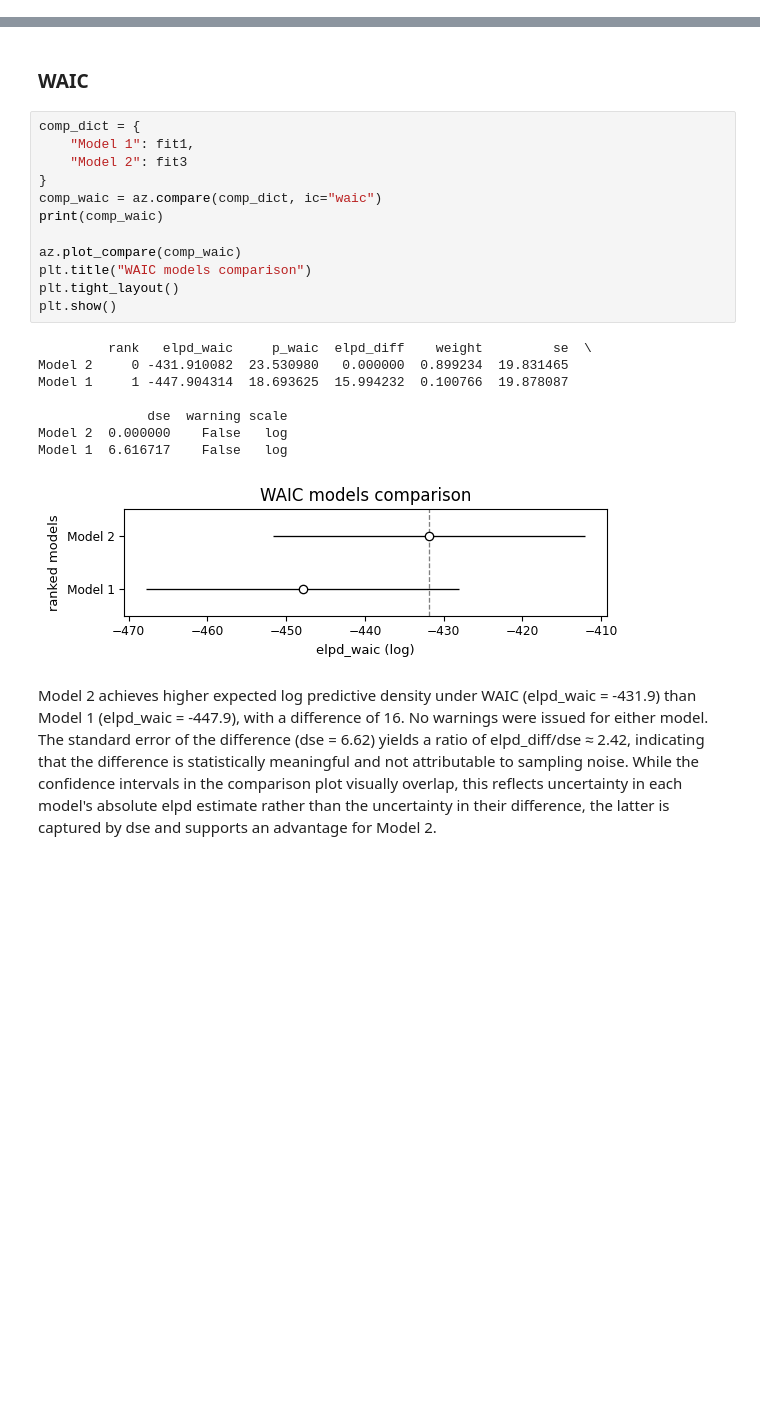
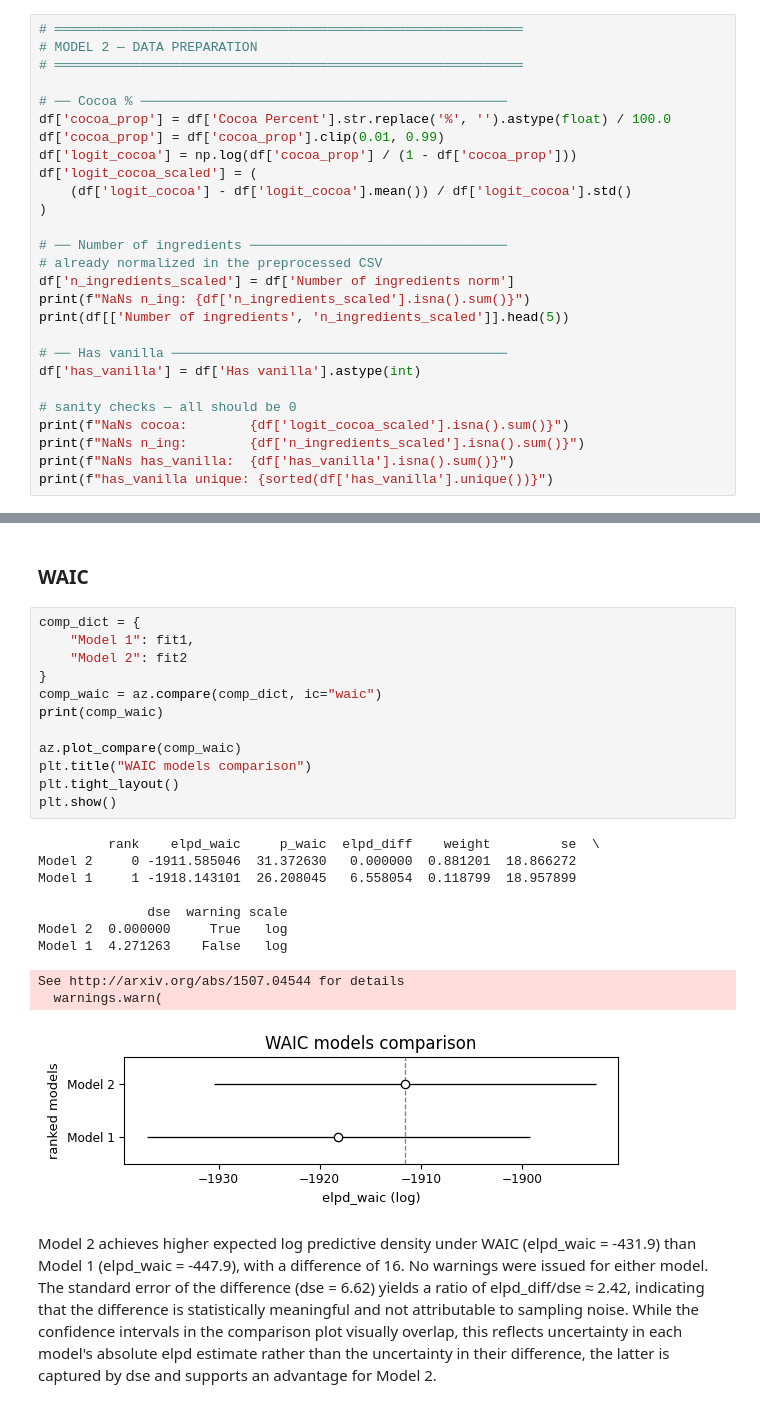
Before and after one commit to Julkaidscns/Chocolate-DA, a Jupyter notebook: analysis.ipynb, the cells around one changed output, grey strips where cells are left out. Cells and saved outputs as stored; diff of their text form; blank space fills up the shorter version.

Commit message:
improved models

```diff
--- a/analysis.ipynb
+++ b/analysis.ipynb
@@ -608,0 +740,27 @@ plt.show()
+# %%
+# ════════════════════════════════════════════════════════════
+# MODEL 2 — DATA PREPARATION
+# ════════════════════════════════════════════════════════════
+
+# ── Cocoa % ───────────────────────────────────────────────
+df['cocoa_prop'] = df['Cocoa Percent'].str.replace('%', '').astype(float) / 100.0
+df['cocoa_prop'] = df['cocoa_prop'].clip(0.01, 0.99)
+df['logit_cocoa'] = np.log(df['cocoa_prop'] / (1 - df['cocoa_prop']))
+df['logit_cocoa_scaled'] = (
+    (df['logit_cocoa'] - df['logit_cocoa'].mean()) / df['logit_cocoa'].std()
+)
+
+# ── Number of ingredients ─────────────────────────────────
+# already normalized in the preprocessed CSV
+df['n_ingredients_scaled'] = df['Number of ingredients norm']
+print(f"NaNs n_ing: {df['n_ingredients_scaled'].isna().sum()}")
+print(df[['Number of ingredients', 'n_ingredients_scaled']].head(5))
+
+# ── Has vanilla ───────────────────────────────────────────
+df['has_vanilla'] = df['Has vanilla'].astype(int)
+
+# sanity checks — all should be 0
+print(f"NaNs cocoa:        {df['logit_cocoa_scaled'].isna().sum()}")
+print(f"NaNs n_ing:        {df['n_ingredients_scaled'].isna().sum()}")
+print(f"NaNs has_vanilla:  {df['has_vanilla'].isna().sum()}")
+print(f"has_vanilla unique: {sorted(df['has_vanilla'].unique())}")
@@ -1114,24 +1284,26 @@ generated quantities block of each model.
 # %%
 comp_dict = {
     "Model 1": fit1,
-    "Model 2": fit3
+    "Model 2": fit2
 }
 comp_waic = az.compare(comp_dict, ic="waic")
 print(comp_waic)
 
 az.plot_compare(comp_waic)
 plt.title("WAIC models comparison")
 plt.tight_layout()
 plt.show()
 # %% [output]
-         rank   elpd_waic     p_waic  elpd_diff    weight         se  \
-Model 2     0 -431.910082  23.530980   0.000000  0.899234  19.831465
-Model 1     1 -447.904314  18.693625  15.994232  0.100766  19.878087
+         rank    elpd_waic     p_waic  elpd_diff    weight         se  \
+Model 2     0 -1911.585046  31.372630   0.000000  0.881201  18.866272
+Model 1     1 -1918.143101  26.208045   6.558054  0.118799  18.957899
 
               dse  warning scale
-Model 2  0.000000    False   log
-Model 1  6.616717    False   log
+Model 2  0.000000     True   log
+Model 1  4.271263    False   log
+See http://arxiv.org/abs/1507.04544 for details
+  warnings.warn(
-[figure, old version]
+[figure, new version]
 # %% [markdown]
 Model 2  achieves higher expected log predictive density under WAIC (elpd_waic = -431.9) than Model 1 (elpd_waic = -447.9), with a difference of 16. No warnings were issued for either model. The standard error of the difference (dse = 6.62) yields a ratio of elpd_diff/dse ≈ 2.42, indicating that the difference is statistically meaningful and not attributable to sampling noise. While the confidence intervals in the comparison plot visually overlap, this reflects uncertainty in each model's absolute elpd estimate rather than the uncertainty in their difference, the latter is captured by dse and supports an advantage for Model 2.
 # %% [markdown]
```
Also changed, not shown: parts of 28 cells of this notebook.
